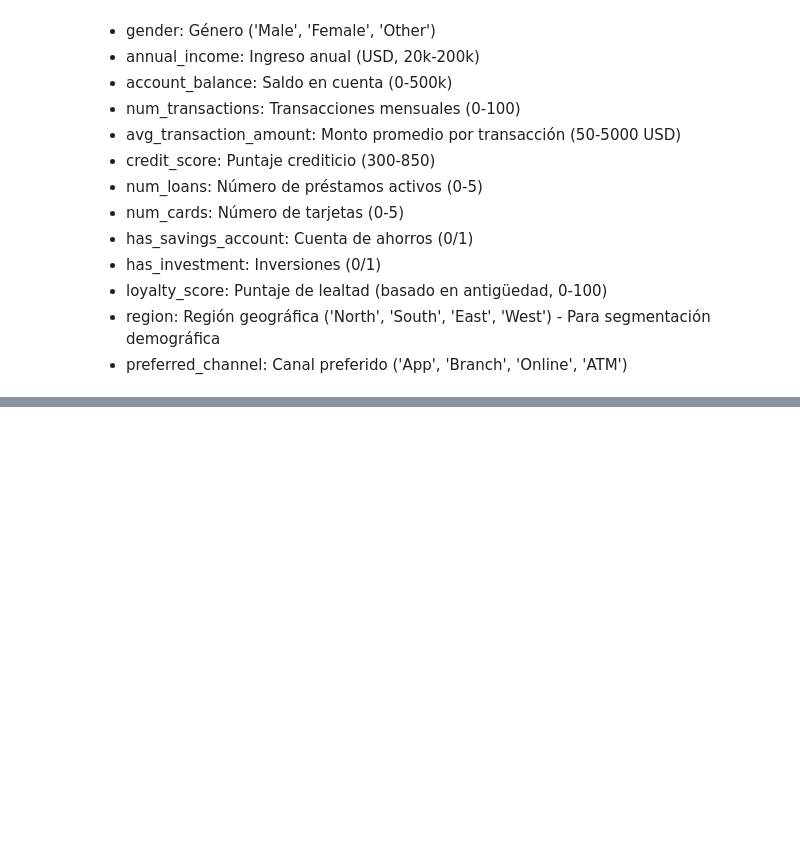
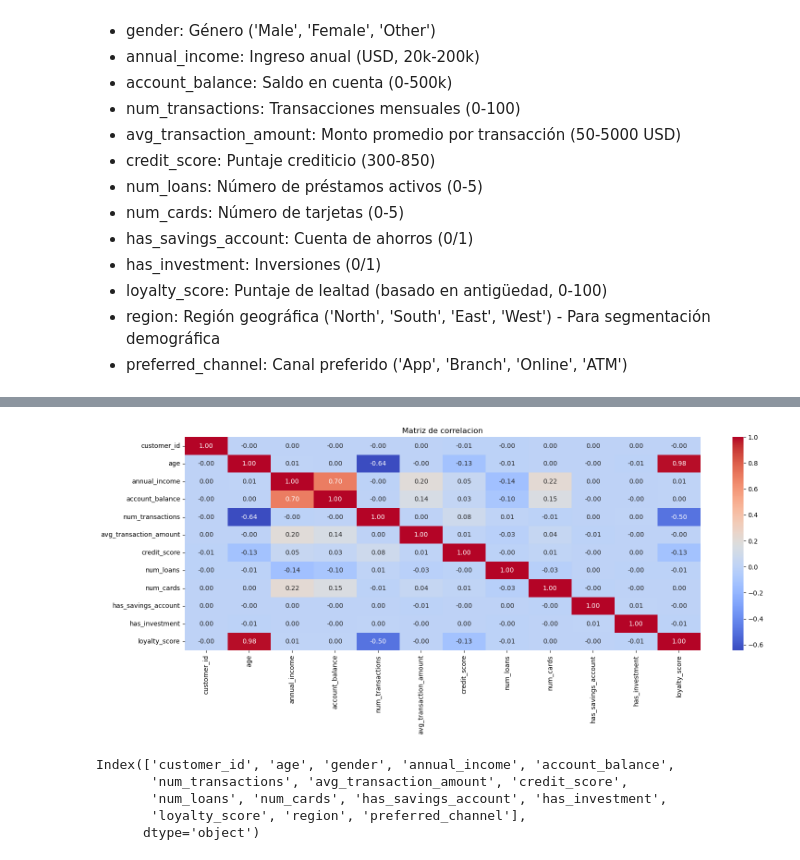
Before and after one commit to narencastellon/Python, a Jupyter notebook: curso_sector_bancario/segmentacio_clientes.ipynb, the cells around one changed output, grey strips where cells are left out. Cells and saved outputs as stored; diff of their text form; code cells hidden in the pictures; blank space fills up the shorter version.

```diff
--- a/curso_sector_bancario/segmentacio_clientes.ipynb
+++ b/curso_sector_bancario/segmentacio_clientes.ipynb
@@ -58,0 +83,3 @@ Variables clave para clustering por comportamiento:
+# %%
+bank_df = pd.read_csv('./bank_customers_segmentation.csv')
+bank_df
@@ -58,0 +132,19 @@ Variables clave para clustering por comportamiento:
+# %%
+# Correlacion de los datos
+
+numeric_cols = bank_df.select_dtypes(include= [np.number]).columns
+corr_matrix = bank_df[numeric_cols].corr()
+plt.figure(figsize=(18,6))
+sns.heatmap(corr_matrix, annot= True, cmap= 'coolwarm', fmt = '.2f')
+plt.title('Matriz de correlacion')
+plt.show()
+# %% [output]
+[figure, added]
+# %%
+bank_df.columns
+# %% [output]
+Index(['customer_id', 'age', 'gender', 'annual_income', 'account_balance',
+       'num_transactions', 'avg_transaction_amount', 'credit_score',
+       'num_loans', 'num_cards', 'has_savings_account', 'has_investment',
+       'loyalty_score', 'region', 'preferred_channel'],
+      dtype='object')
```
Also changed, not shown: parts of 27 cells of this notebook, 9 other files.
